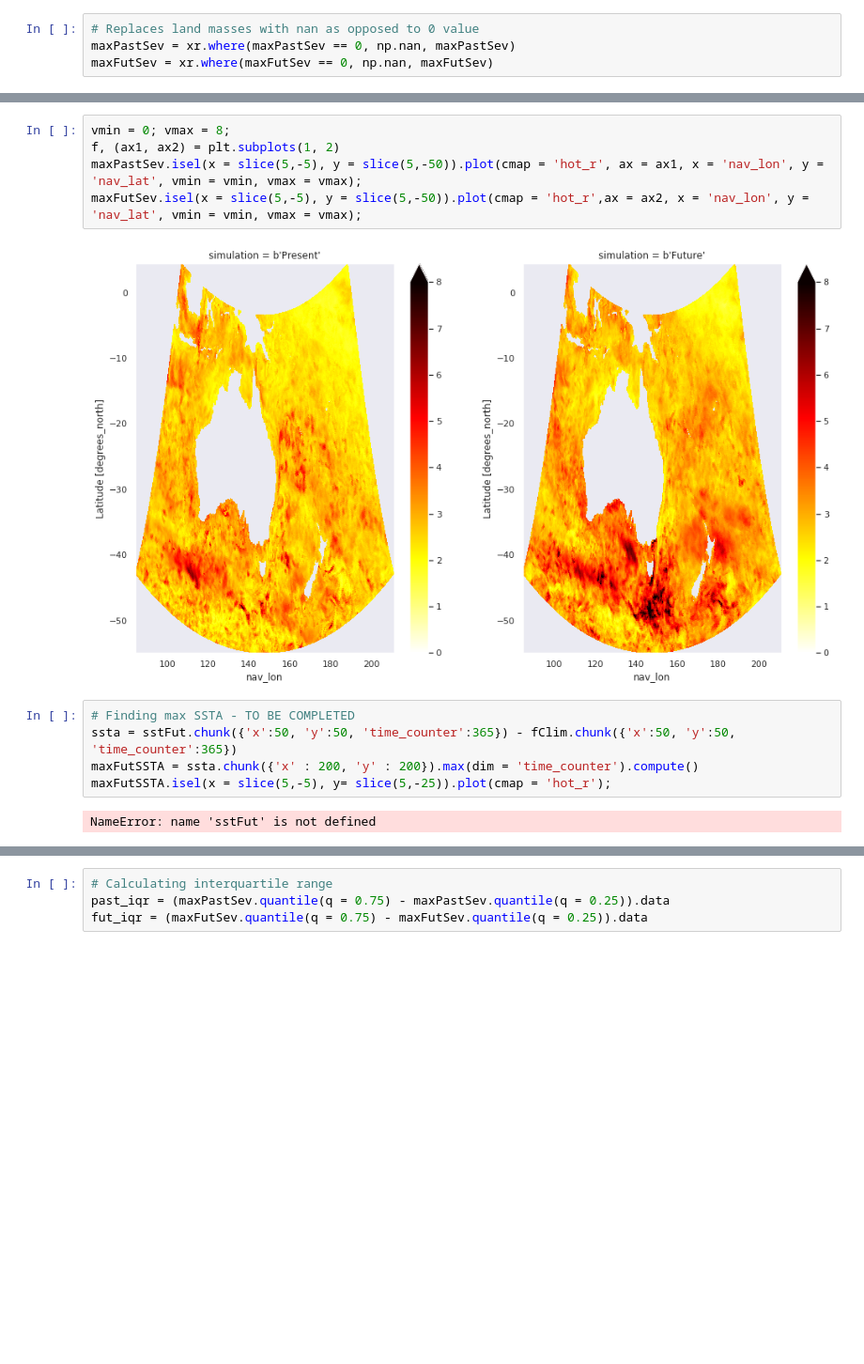
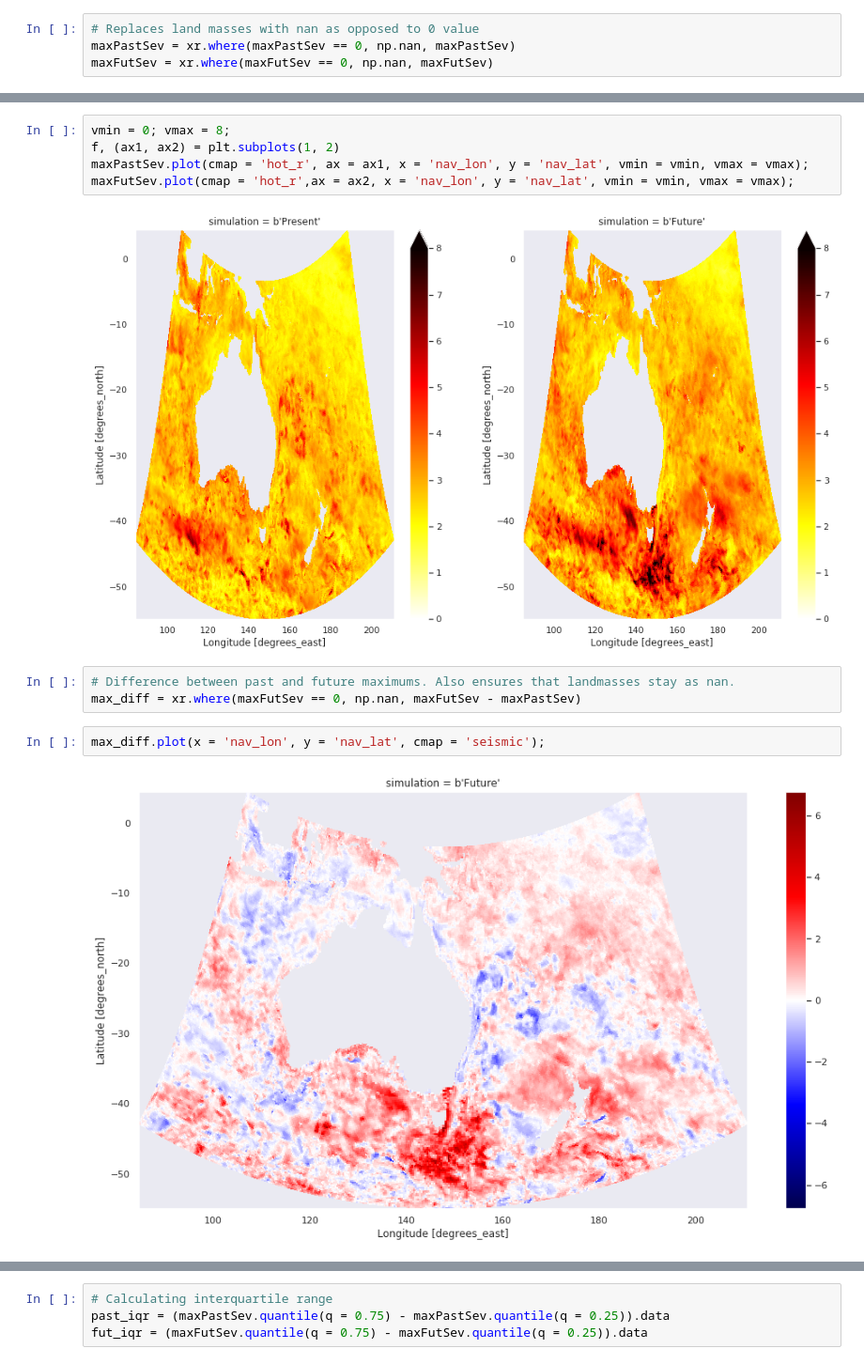
Before and after one commit to ritwik1111/MHW, a Jupyter notebook: Projects/sstPlots/MHW_Statistics.ipynb, the cells around one changed output, grey strips where cells are left out. Shown at 94% size. Drawn from its saved outputs; the diff is of its cells as text; blank space fills up the shorter version.

```diff
--- a/Projects/sstPlots/MHW_Statistics.ipynb
+++ b/Projects/sstPlots/MHW_Statistics.ipynb
@@ -66,17 +63,17 @@ maxFutSev = xr.where(maxFutSev == 0, np.nan, maxFutSev)
 # %%
 vmin = 0; vmax = 8;
 f, (ax1, ax2) = plt.subplots(1, 2)
-maxPastSev.isel(x = slice(5,-5), y = slice(5,-50)).plot(cmap = 'hot_r', ax = ax1, x = 'nav_lon', y = 'nav_lat', vmin = vmin, vmax = vmax);
-maxFutSev.isel(x = slice(5,-5), y = slice(5,-50)).plot(cmap = 'hot_r',ax = ax2, x = 'nav_lon', y = 'nav_lat', vmin = vmin, vmax = vmax);
+maxPastSev.plot(cmap = 'hot_r', ax = ax1, x = 'nav_lon', y = 'nav_lat', vmin = vmin, vmax = vmax);
+maxFutSev.plot(cmap = 'hot_r',ax = ax2, x = 'nav_lon', y = 'nav_lat', vmin = vmin, vmax = vmax);
 # %% [output]
-[figure, old version]
+[figure, new version]
-# %%
-# Finding max SSTA - TO BE COMPLETED
-ssta = sstFut.chunk({'x':50, 'y':50, 'time_counter':365}) - fClim.chunk({'x':50, 'y':50, 'time_counter':365})
-maxFutSSTA = ssta.chunk({'x' : 200, 'y' : 200}).max(dim = 'time_counter').compute()
-maxFutSSTA.isel(x = slice(5,-5), y= slice(5,-25)).plot(cmap = 'hot_r');
-# %% [output]
-NameError: name 'sstFut' is not defined
+# %%
+# Difference between past and future maximums. Also ensures that landmasses stay as nan.
+max_diff = xr.where(maxFutSev == 0, np.nan, maxFutSev - maxPastSev)
+# %%
+max_diff.plot(x = 'nav_lon', y = 'nav_lat', cmap = 'seismic');
+# %% [output]
+[figure, added]
 # %%
 # Plots the frequencies/frequency density for each severity.
 bins = np.linspace(0,8,161)
```
Also changed, not shown: parts of 35 cells of this notebook, 1 other file.
